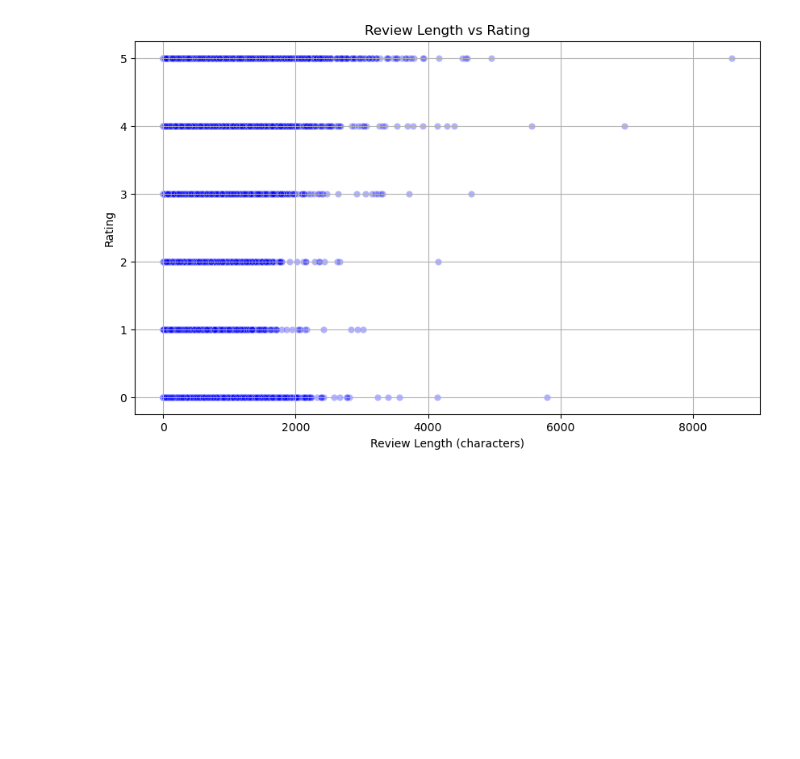
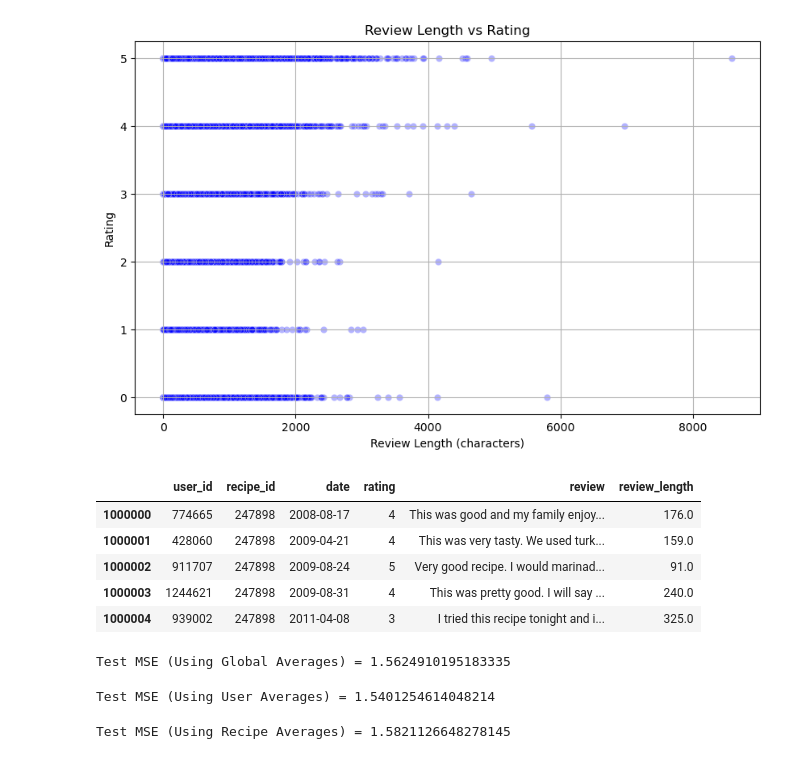
Before and after one commit to nathanielgberg/CSE-258, a Jupyter notebook: Assignment2.ipynb, the cells around one changed output. Cells and saved outputs as stored; diff of their text form; code cells hidden in the pictures; blank space fills up the shorter version.

Commit message:
Created baselines

```diff
--- a/Assignment2.ipynb
+++ b/Assignment2.ipynb
@@ -270,3 +272,15 @@ plt.grid(True)
 plt.show()
 # %% [output]
 [figure]
+# %%
+# Split interactions into training and testing dataframes
+train_raw_interactions_df = raw_interactions_df[0:1000000]
+test_raw_interactions_df = raw_interactions_df[1000000:]
+test_raw_interactions_df.head()
+# %% [output]
+|  | user_id | recipe_id | date | rating | review | review_length |
+| 1000000 | 774665 | 247898 | 2008-08-17 | 4 | This was good and my family enjoy... | 176.0 |
+| 1000001 | 428060 | 247898 | 2009-04-21 | 4 | This was very tasty. We used turk... | 159.0 |
+| 1000002 | 911707 | 247898 | 2009-08-24 | 5 | Very good recipe. I would marinad... | 91.0 |
+| 1000003 | 1244621 | 247898 | 2009-08-31 | 4 | This was pretty good. I will say ... | 240.0 |
+| 1000004 | 939002 | 247898 | 2011-04-08 | 3 | I tried this recipe tonight and i... | 325.0 |
@@ -272,0 +302,49 @@ plt.show()
+# %%
+# Baseline: Find MSE of predicting global average every time
+MSE = 0
+for i in range(test_raw_interactions_df.shape[0]):
+    row = test_raw_interactions_df.iloc[i]
+    error = (row["rating"] - globalAvg) ** 2
+    MSE += error
+
+MSE /= test_raw_interactions_df.shape[0]
+
+print("Test MSE (Using Global Averages) = " + str(MSE))
+# %% [output]
+Test MSE (Using Global Averages) = 1.5624910195183335
+# %%
+# Baseline: Find MSE of predicting user average, or global average if there is none
+MSE = 0
+for i in range(test_raw_interactions_df.shape[0]):
+    row = test_raw_interactions_df.iloc[i]
+    if row["user_id"] in ratingsPerUser:
+        userRatings = [r[1] for r in ratingsPerUser[row["user_id"]]]
+        avgUserRating = sum(userRatings)/len(userRatings)
+        error = (row["rating"] - avgUserRating) ** 2
+    else:
+        error = (row["rating"] - globalAvg) ** 2
+    MSE += error
+
+MSE /= test_raw_interactions_df.shape[0]
+
+print("Test MSE (Using User Averages) = " + str(MSE))
+# %% [output]
+Test MSE (Using User Averages) = 1.5401254614048214
+# %%
+# Baseline: Find MSE of predicting recipe average, or global average if there is none
+MSE = 0
+for i in range(test_raw_interactions_df.shape[0]):
+    row = test_raw_interactions_df.iloc[i]
+    if row["recipe_id"] in ratingsPerRecipe:
+        recipeRatings = [r[1] for r in ratingsPerRecipe[row["recipe_id"]]]
+        avgRecipeRating = sum(recipeRatings)/len(recipeRatings)
+        error = (row["rating"] - avgRecipeRating) ** 2
+    else:
+        error = (row["rating"] - globalAvg) ** 2
+    MSE += error
+
+MSE /= test_raw_interactions_df.shape[0]
+
+print("Test MSE (Using Recipe Averages) = " + str(MSE))
+# %% [output]
+Test MSE (Using Recipe Averages) = 1.5821126648278145
```
Also changed, not shown: parts of 7 cells of this notebook.
